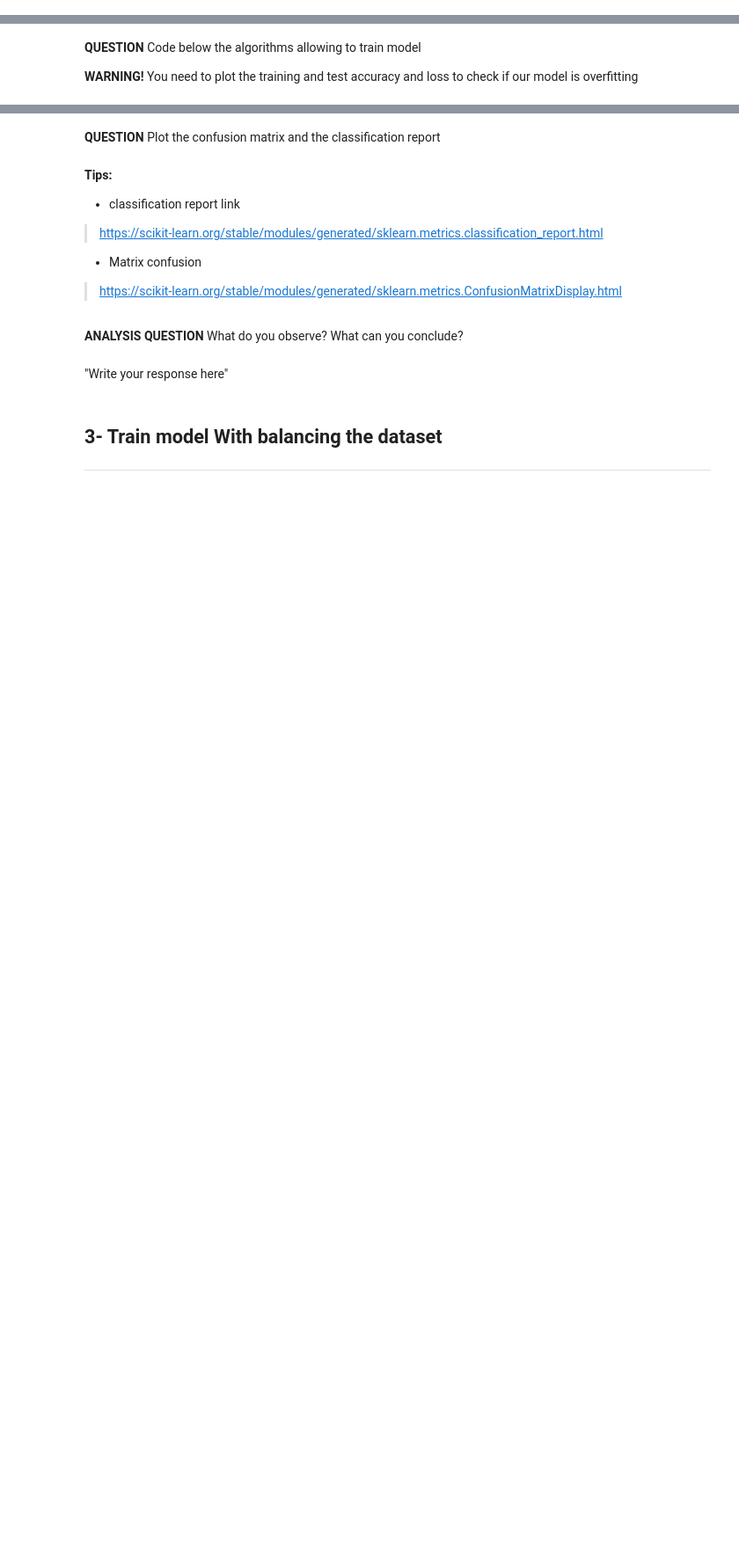
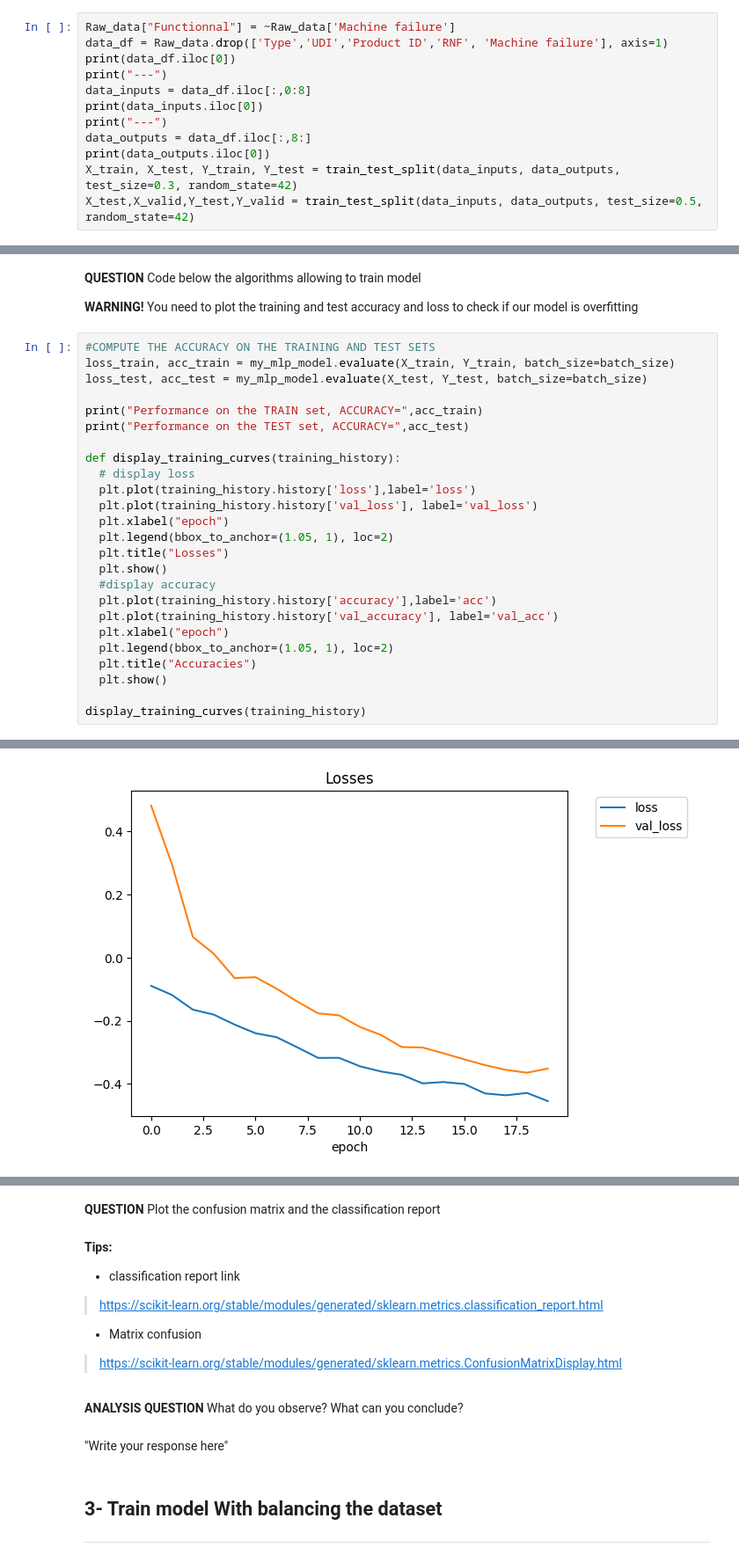
Before and after one commit to tristanplx/embeded_ia, a Jupyter notebook: TP_IA_EMBARQUEE.ipynb, the cells around one changed output, grey strips where cells are left out. Shown at 88% size. Drawn from its saved outputs; the diff is of its cells as text; blank space fills up the shorter version.

Commit message:
first model

```diff
--- a/TP_IA_EMBARQUEE.ipynb
+++ b/TP_IA_EMBARQUEE.ipynb
@@ -117,3 +158,15 @@ Remember, you want to predict if the machine will fail, and if so, what kind of
 In this section, you must build and train a model without rebalancing the dataset.
 # %% [markdown]
 **QUESTION:** Create X_train, Y_train, X_test, and Y_test. How many elements are present in X_train, Y_train, X_test, and Y_test? (Print the values)
+# %%
+Raw_data["Functionnal"] = ~Raw_data['Machine failure']
+data_df = Raw_data.drop(['Type','UDI','Product ID','RNF', 'Machine failure'], axis=1)
+print(data_df.iloc[0])
+print("---")
+data_inputs = data_df.iloc[:,0:8]
+print(data_inputs.iloc[0])
+print("---")
+data_outputs = data_df.iloc[:,8:]
+print(data_outputs.iloc[0])
+X_train, X_test, Y_train, Y_test = train_test_split(data_inputs, data_outputs, test_size=0.3, random_state=42)
+X_test,X_valid,Y_test,Y_valid = train_test_split(data_inputs, data_outputs, test_size=0.5, random_state=42)
@@ -123,3 +291,29 @@ In this section, you must build and train a model without rebalancing the datase
 **QUESTION** Code below the algorithms allowing to train model
 
 **WARNING!** You need to plot the training and test accuracy and loss to check if our model is overfitting
+# %%
+#COMPUTE THE ACCURACY ON THE TRAINING AND TEST SETS
+loss_train, acc_train = my_mlp_model.evaluate(X_train, Y_train, batch_size=batch_size)
+loss_test, acc_test = my_mlp_model.evaluate(X_test, Y_test, batch_size=batch_size)
+
+print("Performance on the TRAIN set, ACCURACY=",acc_train)
+print("Performance on the TEST set, ACCURACY=",acc_test)
+
+def display_training_curves(training_history):
+  # display loss
+  plt.plot(training_history.history['loss'],label='loss')
+  plt.plot(training_history.history['val_loss'], label='val_loss')
+  plt.xlabel("epoch")
+  plt.legend(bbox_to_anchor=(1.05, 1), loc=2)
+  plt.title("Losses")
+  plt.show()
+  #display accuracy
+  plt.plot(training_history.history['accuracy'],label='acc')
+  plt.plot(training_history.history['val_accuracy'], label='val_acc')
+  plt.xlabel("epoch")
+  plt.legend(bbox_to_anchor=(1.05, 1), loc=2)
+  plt.title("Accuracies")
+  plt.show()
+
+display_training_curves(training_history)
+# %% [output]
@@ -125,0 +324 @@ In this section, you must build and train a model without rebalancing the datase
+[figure, added]
```
Also changed, not shown: parts of 11 cells of this notebook.
